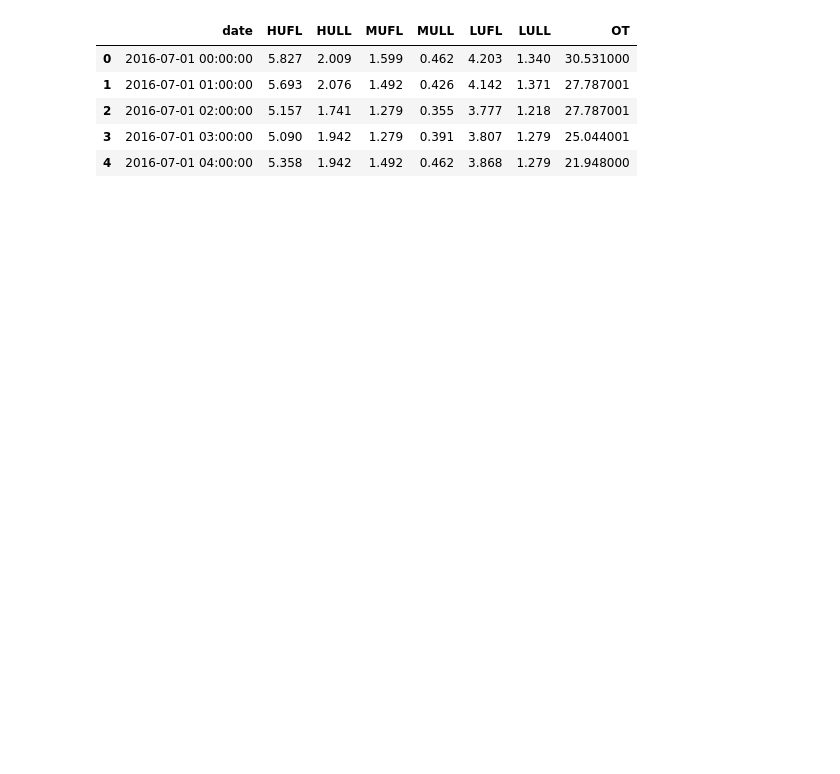
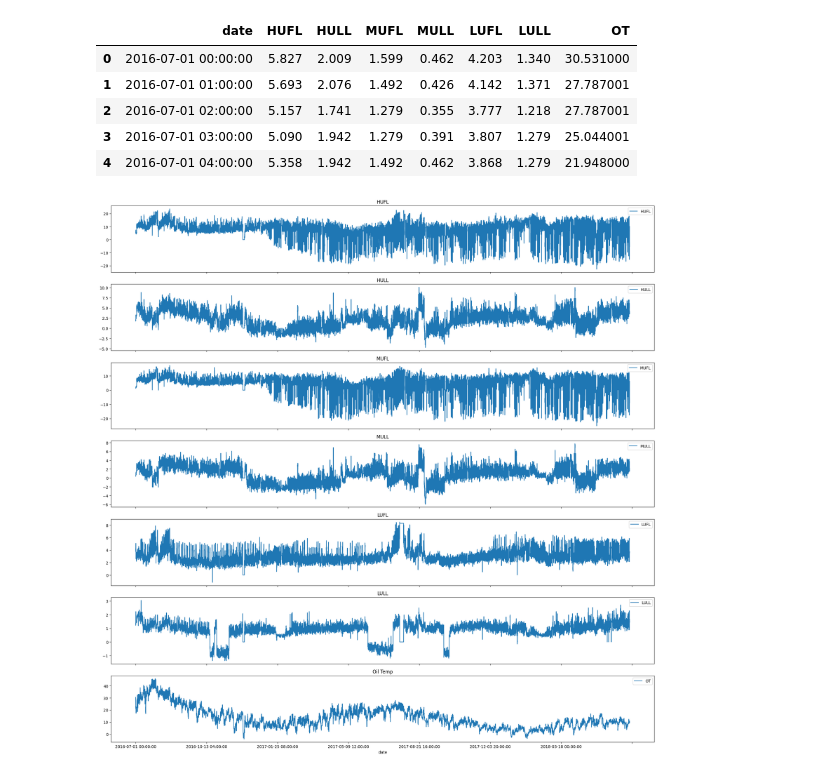
Before and after one commit to jauric/TUB-SS-26_Deep-Learning-Time-Series, a Jupyter notebook: ETTh1_data/data_analysis.ipynb, the cells around one changed output. Saved outputs shown, nothing was run; the diff lists cells and outputs as text; code cells hidden in the pictures; blank space fills up the shorter version.

```diff
--- a/ETTh1_data/data_analysis.ipynb
+++ b/ETTh1_data/data_analysis.ipynb
@@ -35,10 +31,17 @@ data_ETTh1.head()
 | 3 | 2016-07-01 03:00:00 | 5.090 | 1.942 | 1.279 | 0.391 | 3.807 | 1.279 | 25.044001 |
 | 4 | 2016-07-01 04:00:00 | 5.358 | 1.942 | 1.492 | 0.462 | 3.868 | 1.279 | 21.948000 |
 # %%
-figure, axes = plt.subplots(1, 2, figsize=(10, 4))
+figure, axes = plt.subplots(7, 1, figsize=(20, 20), sharex=True)
 
 data_ETTh1.plot(x="date", y="HUFL", ax=axes[0], title="HUFL")
-data_ETTh1.plot(x="date", y="HUFL", ax=axes[1], title="HULL")
+data_ETTh1.plot(x="date", y="HULL", ax=axes[1], title="HULL")
+data_ETTh1.plot(x="date", y="MUFL", ax=axes[2], title="MUFL")
+data_ETTh1.plot(x="date", y="MULL", ax=axes[3], title="MULL")
+data_ETTh1.plot(x="date", y="LUFL", ax=axes[4], title="LUFL")
+data_ETTh1.plot(x="date", y="LULL", ax=axes[5], title="LULL")
+data_ETTh1.plot(x="date", y="OT", ax=axes[6], title="Oil Temp")
 
 plt.tight_layout()
 plt.show()
+# %% [output]
+[figure, added]
```
Also changed, not shown: parts of 1 cell of this notebook, 4 other files.
